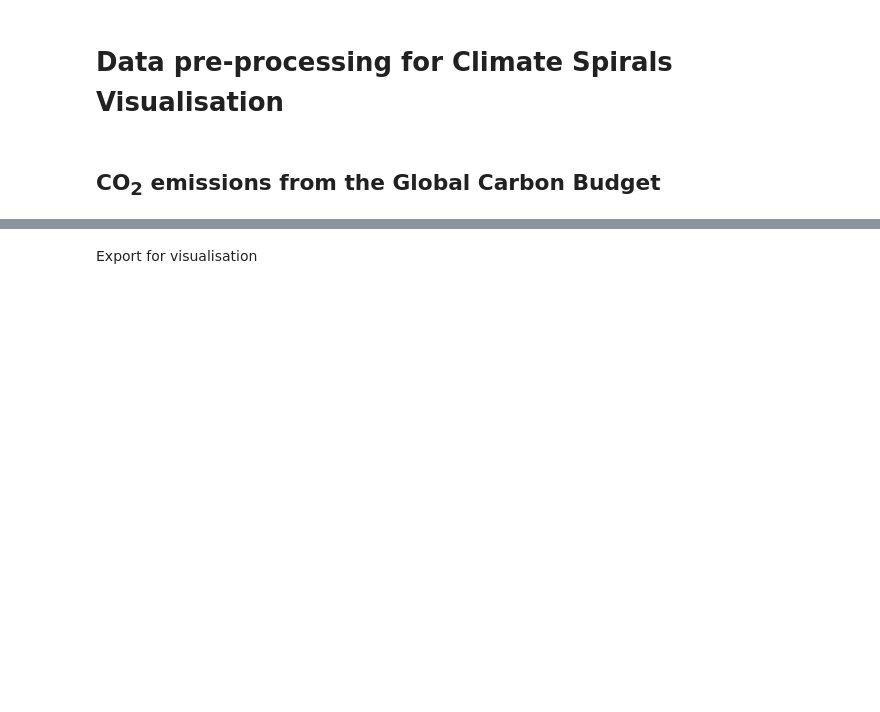
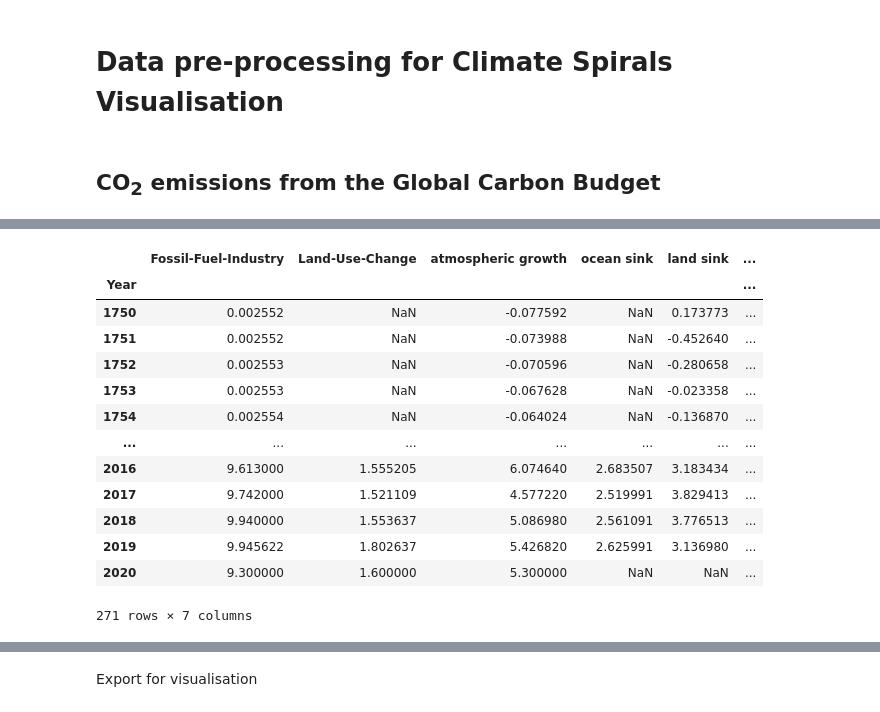
Before and after one commit to openclimatedata/climate-spirals, a Jupyter notebook: data/Climate Spirals Data.ipynb, the cells around one changed output, grey strips where cells are left out. Saved outputs shown, nothing was run; the diff lists cells and outputs as text; code cells hidden in the pictures; blank space fills up the shorter version.

```diff
--- a/data/Climate Spirals Data.ipynb
+++ b/data/Climate Spirals Data.ipynb
@@ -15,0 +51,17 @@ gcb = read_datapackage("https://github.com/openclimatedata/global-carbon-budget"
+# %%
+gcb
+# %% [output]
+|  | Fossil-Fuel-Industry | Land-Use-Change | atmospheric growth | ocean sink | land sink | ... |
+| Year |  |  |  |  |  | ... |
+| 1750 | 0.002552 | NaN | -0.077592 | NaN | 0.173773 | ... |
+| 1751 | 0.002552 | NaN | -0.073988 | NaN | -0.452640 | ... |
+| 1752 | 0.002553 | NaN | -0.070596 | NaN | -0.280658 | ... |
+| 1753 | 0.002553 | NaN | -0.067628 | NaN | -0.023358 | ... |
+| 1754 | 0.002554 | NaN | -0.064024 | NaN | -0.136870 | ... |
+| ... | ... | ... | ... | ... | ... | ... |
+| 2016 | 9.613000 | 1.555205 | 6.074640 | 2.683507 | 3.183434 | ... |
+| 2017 | 9.742000 | 1.521109 | 4.577220 | 2.519991 | 3.829413 | ... |
+| 2018 | 9.940000 | 1.553637 | 5.086980 | 2.561091 | 3.776513 | ... |
+| 2019 | 9.945622 | 1.802637 | 5.426820 | 2.625991 | 3.136980 | ... |
+| 2020 | 9.300000 | 1.600000 | 5.300000 | NaN | NaN | ... |
+271 rows × 7 columns
```
Also changed, not shown: parts of 16 cells of this notebook, 7 other files.
